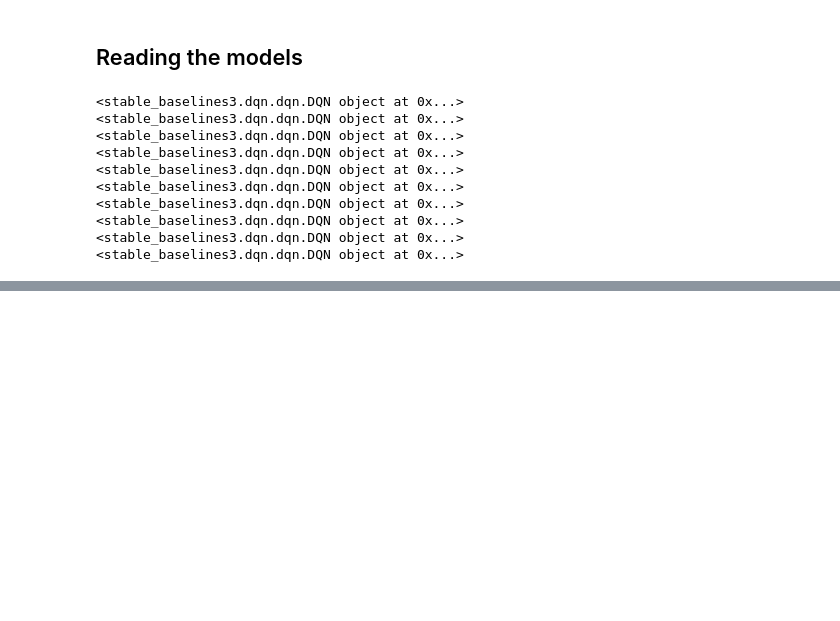
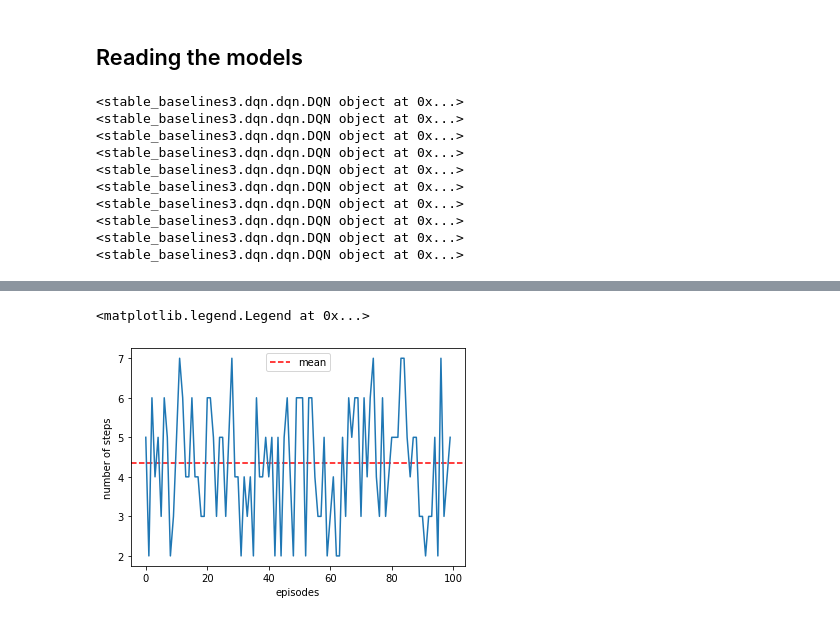
Before and after one commit to FMZennaro/CTF-SQL, a Jupyter notebook: Simulation2_1 - Analysis.ipynb, the cells around one changed output, grey strips where cells are left out. Saved outputs shown, nothing was run; the diff lists cells and outputs as text; code cells hidden in the pictures; blank space fills up the shorter version.

```diff
--- a/Simulation2_1 - Analysis.ipynb
+++ b/Simulation2_1 - Analysis.ipynb
@@ -76,0 +85,6 @@ plt.plot([2,3,4,5,6,7,1])
+# %%
+rewards = []
+num_steps = []
+for i in tqdm(range(n_simulations)):
+    rewards.append(ev2.test_episodes(dqn_models[i], env, num_episodes=100))
+    num_steps.append(10-np.array(reward))
@@ -76,0 +103,9 @@ plt.plot([2,3,4,5,6,7,1])
+# %%
+plt.errorbar(range(n_episodes_test),np.mean(num_steps,axis=0),yerr=np.std(num_steps,axis=0))
+plt.xlabel('episodes')
+plt.ylabel('number of steps')
+plt.axhline(np.mean(num_steps),c='red',ls='--',label='mean')
+plt.legend()
+# %% [output]
+<matplotlib.legend.Legend at 0x...>
+[figure, added]
```
Also changed, not shown: parts of 6 cells of this notebook, 3 other files.
